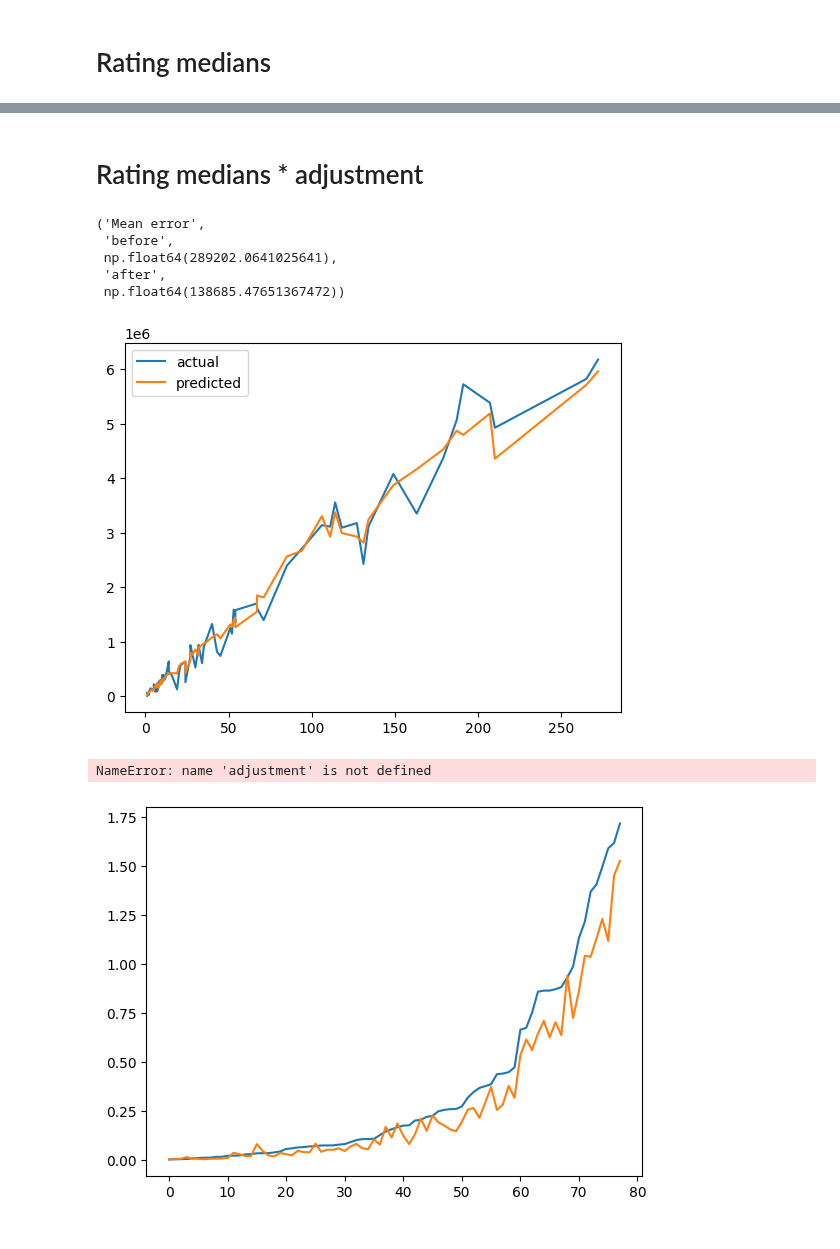
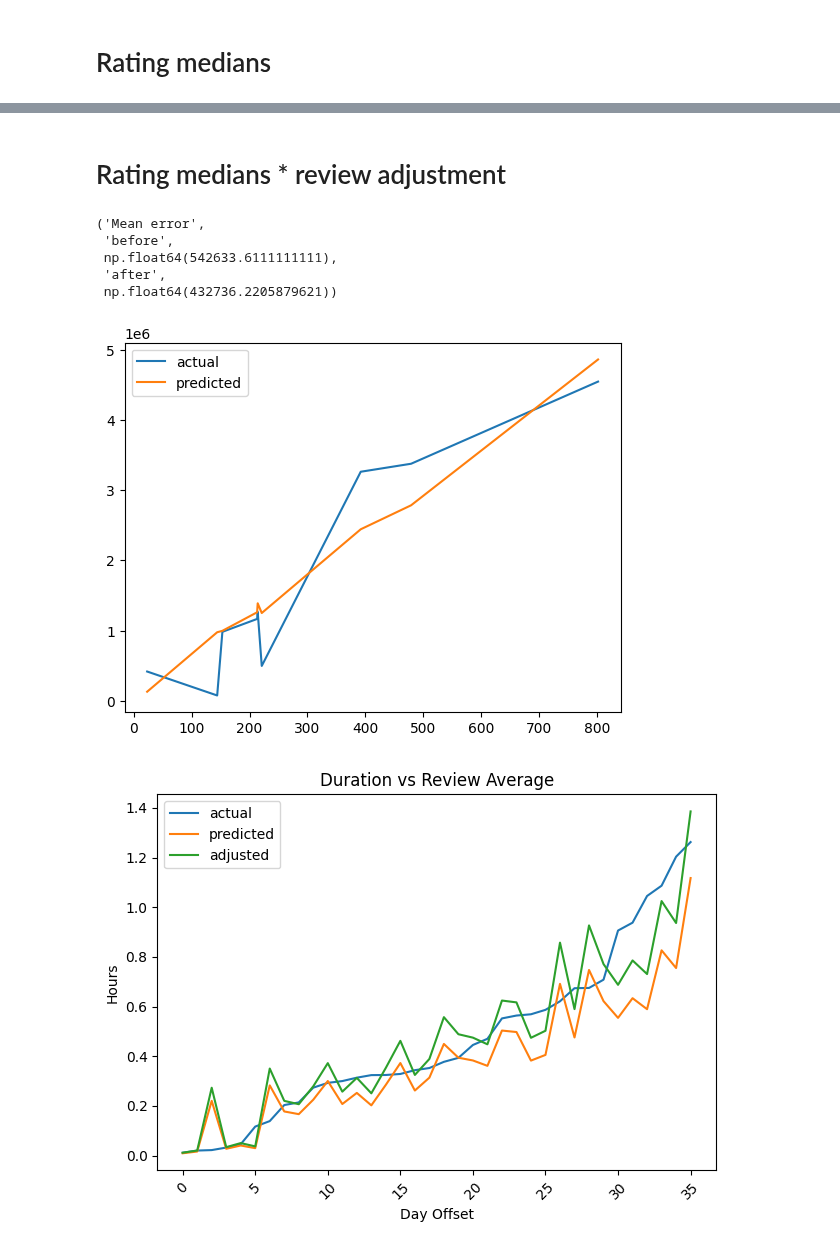
Before and after one commit to Luc-Mcgrady/anki-10k-notebooks, a Jupyter notebook: duration_per_day.ipynb, the cells around one changed output, grey strips where cells are left out. Drawn from its saved outputs; the diff is of its cells as text; code cells hidden in the pictures.

Commit message:
Labels or something

```diff
--- a/duration_per_day.ipynb
+++ b/duration_per_day.ipynb
@@ -14,7 +14,7 @@ tqdm.pandas()
 # Median: 8798
 # Most: 6810
 
-USER_ID = 100
+USER_ID = 324
 df = pd.read_parquet(
     "../anki-revlogs-10k/revlogs", filters=[("user_id", "=", USER_ID), ("rating", "in", [1, 2, 3, 4])], columns=["card_id", "day_offset", "rating", "elapsed_days", "duration"]
 )
@@ -57,13 +57,16 @@ train_days, test_days = train_test_split(unique_days)
 
 train_df = df_filtered[df_filtered["day_offset"].isin(train_days)]
 test_df = df_filtered[df_filtered["day_offset"].isin(test_days)]
+
+train_groups = train_df.groupby("day_offset")[["duration", "review_average"]]
+test_groups = test_df.groupby("day_offset")[["duration", "review_average"]]
 # %%
 import matplotlib.pyplot as plt
 
 def counts_sums(groups):
     # Compute count and sum
-    counts = day_accuracies.count()
-    sums = day_accuracies.sum()
+    counts = groups.count()
+    sums = groups.sum()
 
     # Sort by count of 'duration' (or 'review_average' – whichever makes sense)
     sorted_indices = counts["duration"].sort_values().index
@@ -93,13 +96,13 @@ plt.show()
 # %%
 import numpy as np
 
-counts, sums = counts_sums(train_df)
+counts, sums = counts_sums(train_groups)
 
 difference = sums["duration"] / sums["review_average"]
 plt.plot(counts["review_average"], difference, label="error")
 c = np.polyfit(counts["review_average"], difference, 1)
-review_adjustment = np.polyval(c, counts["review_average"])
-plt.plot(counts["review_average"], review_adjustment, label="adjustment")
+adjustment = np.polyval(c, counts["review_average"])
+plt.plot(counts["review_average"], adjustment, label="adjustment")
 plt.xlabel("reviews")
 plt.ylabel("difference")
 c
@@ -139,41 +147,45 @@ multiplier, "Mean error", "before", abs(sums["duration"] - sums["review_average"
 # %% [markdown]
-# Rating medians * adjustment
+# Rating medians * review adjustment
 # %%
+
+counts, sums = counts_sums(test_groups)
+adjustment = np.polyval(c, counts["review_average"])
+
 plt.plot(counts["duration"], sums["duration"], label="actual")
-plt.plot(counts["review_average"], sums["review_average"] * review_adjustment, label="predicted")
+plt.plot(counts["review_average"], sums["review_average"] * adjustment, label="predicted")
 
 plt.legend()
-"Mean error", "before", abs(sums["duration"] - sums["review_average"]).mean(), "after", (abs(sums["duration"] - (sums["review_average"]) * review_adjustment)).mean()
+"Mean error", "before", abs(sums["duration"] - sums["review_average"]).mean(), "after", (abs(sums["duration"] - (sums["review_average"]) * adjustment)).mean()
 # %% [output]
 ('Mean error',
  'before',
- np.float64(289202.0641025641),
+ np.float64(542633.6111111111),
  'after',
- np.float64(138685.47651367472))
+ np.float64(432736.2205879621))
-[figure, old version]
+[figure, new version]
 # %%
 import matplotlib.pyplot as plt
 
 # Group, sample, and prepare data
 day_accuracies = df_filtered.groupby("day_offset")[["duration", "review_average"]].sum()
 day_accuracies.sort_values("duration", inplace=True)
 day_accuracies.reset_index(inplace=True)
 
 # Optionally convert units now
 day_accuracies["duration"] /= (1000 * 60 * 60)        # convert to hours
 day_accuracies["review_average"] /= (1000 * 60 * 60)  # convert to hours
+adjustment = np.polyval(c, day_accuracies["review_average"])
 
 plt.plot(day_accuracies.index, day_accuracies["duration"], label="actual")
 plt.plot(day_accuracies.index, day_accuracies["review_average"], label="predicted")
 plt.plot(day_accuracies.index, day_accuracies["review_average"] * adjustment, label="adjusted")
 
 plt.xlabel("Day Offset")
 plt.ylabel("Hours")
 plt.title("Duration vs Review Average")
 plt.xticks(rotation=45)
 plt.tight_layout()
 plt.legend()
 plt.show()
 # %% [output]
-NameError: name 'adjustment' is not defined
-[figure, old version]
+[figure, new version]
```
Also changed, not shown: parts of 7 cells of this notebook.
